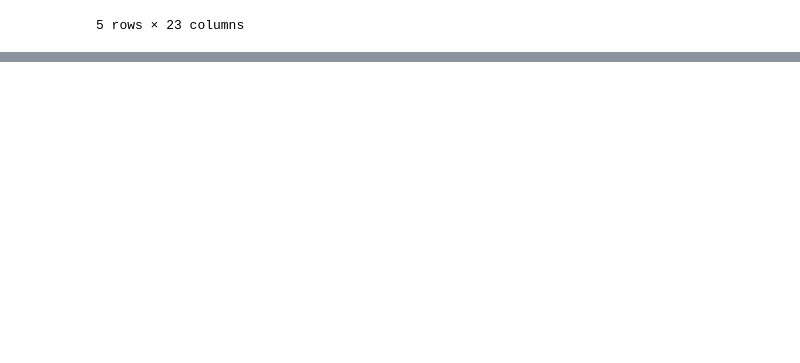
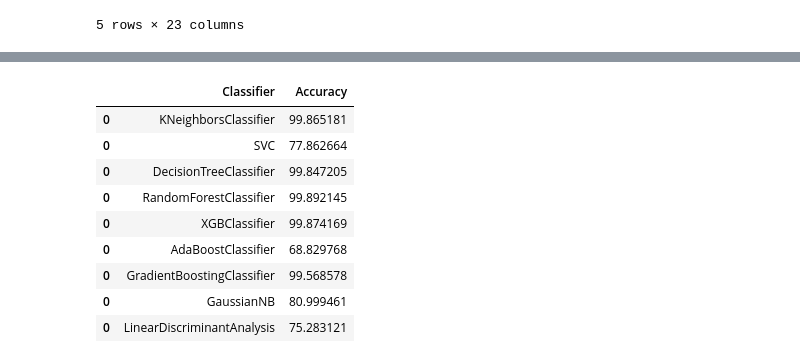
Before and after one commit to margaritageleta/vesper-tech-debt, a Jupyter notebook: notebooks/tables_creation.ipynb, the cells around one changed output, grey strips where cells are left out. Cells and saved outputs as stored; diff of their text form; code cells hidden in the pictures; blank space fills up the shorter version.

```diff
--- a/notebooks/tables_creation.ipynb
+++ b/notebooks/tables_creation.ipynb
@@ -285,0 +424,13 @@ df.head()
+# %%
+log
+# %% [output]
+|  | Classifier | Accuracy |
+| 0 | KNeighborsClassifier | 99.865181 |
+| 0 | SVC | 77.862664 |
+| 0 | DecisionTreeClassifier | 99.847205 |
+| 0 | RandomForestClassifier | 99.892145 |
+| 0 | XGBClassifier | 99.874169 |
+| 0 | AdaBoostClassifier | 68.829768 |
+| 0 | GradientBoostingClassifier | 99.568578 |
+| 0 | GaussianNB | 80.999461 |
+| 0 | LinearDiscriminantAnalysis | 75.283121 |
```
Also changed, not shown: parts of 14 cells of this notebook.
